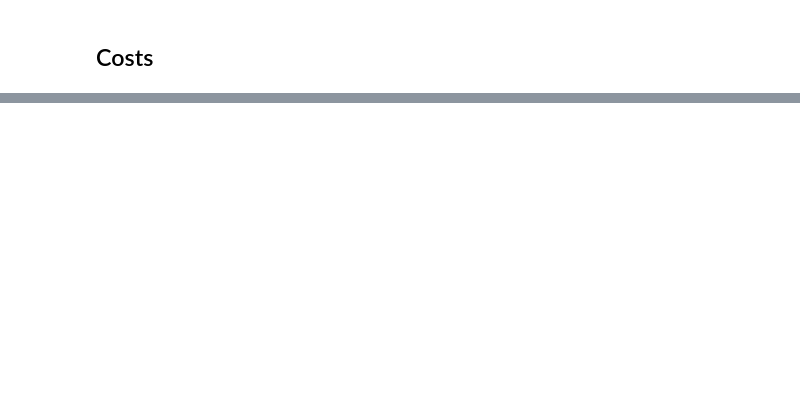
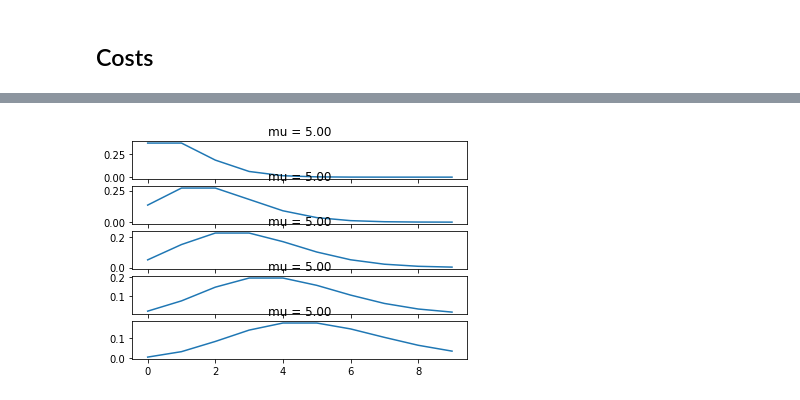
Before and after one commit to mateusz-obszanski/praca-inzynierska, a Jupyter notebook: tests.ipynb, the cells around one changed output, grey strips where cells are left out. Cells and saved outputs as stored; diff of their text form; code cells hidden in the pictures; blank space fills up the shorter version.

```diff
--- a/tests.ipynb
+++ b/tests.ipynb
@@ -545,0 +558,3 @@ objective_maxs
+# %%
+with Path("data/environments/map_2021-12-15_09-13-30_vrp.json").open("r") as f:
+    data = json.load(f)
@@ -545,0 +673,23 @@ objective_maxs
+# %%
+N = 100
+
+def f(x: np.ndarray) -> float:
+    return np.square(x).sum()
+
+bnds = np.array([[-10, 10]] * N)
+initial_sol = rng.random(size=len(bnds)) * (bnds[:, 1] - bnds[:, 0])
+print(f"{f(initial_sol) = }")
+
+sol, sol_obj, info, rng = generalized_simulated_annealing(
+    f=f,
+    bounds=bnds,
+    rng=rng,
+    iter_max=10,
+    initial_temp=5230,
+    initial_sol=initial_sol,
+    early_stop_iters=100,
+    alpha=0.9,
+    beta=0.9,
+    a=1e-3,
+)
+print(f"{sol_obj = }, {info = }")
@@ -545,0 +720,11 @@ objective_maxs
+# %%
+xs = np.arange(0, 10)
+ys = []
+for mu in range(1, 6):
+    ys.append(poisson.pmf(xs, mu=mu))
+fig, axs = plt.subplots(nrows=len(ys))
+for ax, y in zip(axs, ys):
+    sns.lineplot(x=xs, y=y, ax=ax)
+    ax.set_title(f"{mu = :.2f}")
+# %% [output]
+[figure, added]
```
Also changed, not shown: parts of 65 cells of this notebook, 24 other files.
